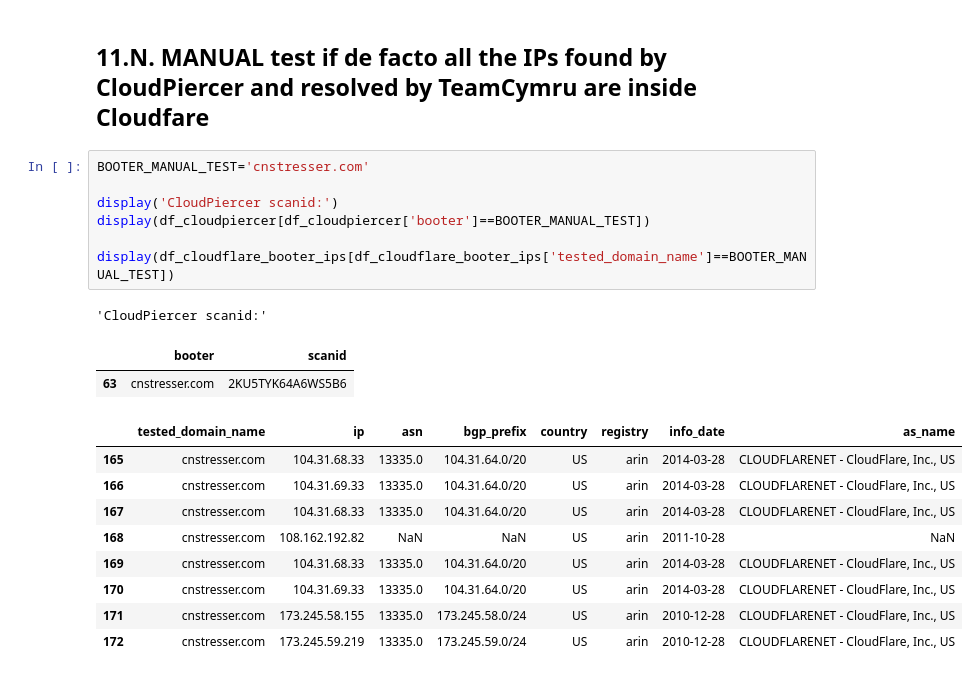
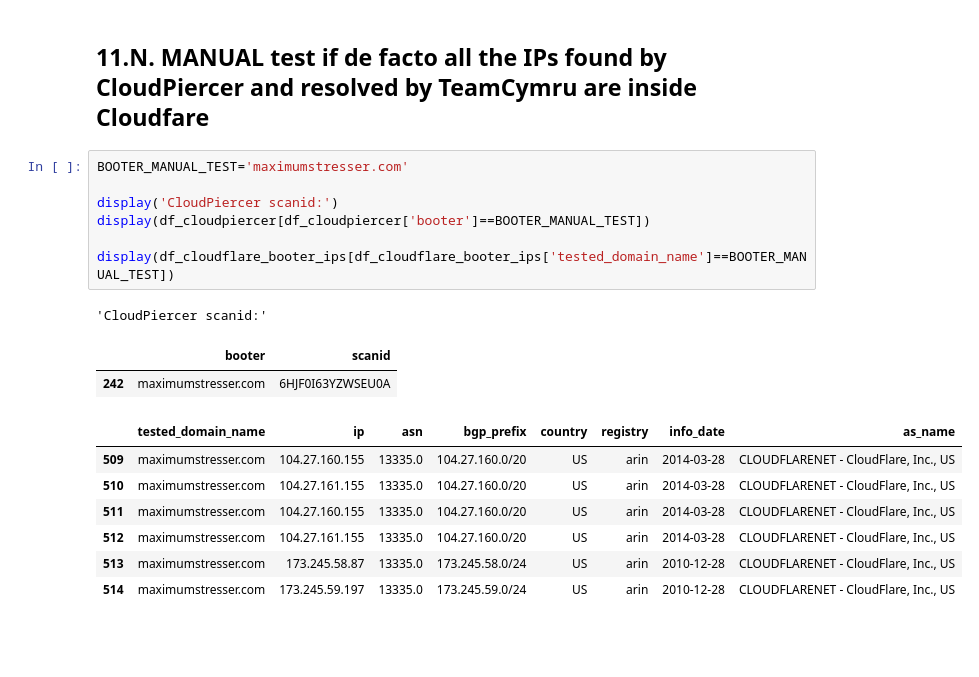
Before and after one commit to jjsantanna/booters_ecosystem_analysis, a Jupyter notebook: booters_ecosystem_analysis.ipynb, the cells around one changed output. Cells and saved outputs as stored; diff of their text form; blank space fills up the shorter version.

```diff
--- a/booters_ecosystem_analysis.ipynb
+++ b/booters_ecosystem_analysis.ipynb
@@ -1670,22 +1670,20 @@ len(missing_booter),missing_booter
 # %% [markdown]
 ## 11.N. MANUAL test if de facto all the IPs found by CloudPiercer and resolved by TeamCymru are inside Cloudfare
 # %%
-BOOTER_MANUAL_TEST='cnstresser.com'
+BOOTER_MANUAL_TEST='maximumstresser.com'
 
 display('CloudPiercer scanid:')
 display(df_cloudpiercer[df_cloudpiercer['booter']==BOOTER_MANUAL_TEST])
 
 display(df_cloudflare_booter_ips[df_cloudflare_booter_ips['tested_domain_name']==BOOTER_MANUAL_TEST])
 # %% [output]
 'CloudPiercer scanid:'
 |  | booter | scanid |
-| 63 | cnstresser.com | 2KU5TYK64A6WS5B6 |
+| 242 | maximumstresser.com | 6HJF0I63YZWSEU0A |
 |  | tested_domain_name | ip | asn | bgp_prefix | country | registry | info_date | as_name |
-| 165 | cnstresser.com | 104.31.68.33 | 13335.0 | 104.31.64.0/20 | US | arin | 2014-03-28 | CLOUDFLARENET - CloudFlare, Inc., US |
-| 166 | cnstresser.com | 104.31.69.33 | 13335.0 | 104.31.64.0/20 | US | arin | 2014-03-28 | CLOUDFLARENET - CloudFlare, Inc., US |
-| 167 | cnstresser.com | 104.31.68.33 | 13335.0 | 104.31.64.0/20 | US | arin | 2014-03-28 | CLOUDFLARENET - CloudFlare, Inc., US |
-| 168 | cnstresser.com | 108.162.192.82 | NaN | NaN | US | arin | 2011-10-28 | NaN |
-| 169 | cnstresser.com | 104.31.68.33 | 13335.0 | 104.31.64.0/20 | US | arin | 2014-03-28 | CLOUDFLARENET - CloudFlare, Inc., US |
-| 170 | cnstresser.com | 104.31.69.33 | 13335.0 | 104.31.64.0/20 | US | arin | 2014-03-28 | CLOUDFLARENET - CloudFlare, Inc., US |
-| 171 | cnstresser.com | 173.245.58.155 | 13335.0 | 173.245.58.0/24 | US | arin | 2010-12-28 | CLOUDFLARENET - CloudFlare, Inc., US |
-| 172 | cnstresser.com | 173.245.59.219 | 13335.0 | 173.245.59.0/24 | US | arin | 2010-12-28 | CLOUDFLARENET - CloudFlare, Inc., US |
+| 509 | maximumstresser.com | 104.27.160.155 | 13335.0 | 104.27.160.0/20 | US | arin | 2014-03-28 | CLOUDFLARENET - CloudFlare, Inc., US |
+| 510 | maximumstresser.com | 104.27.161.155 | 13335.0 | 104.27.160.0/20 | US | arin | 2014-03-28 | CLOUDFLARENET - CloudFlare, Inc., US |
+| 511 | maximumstresser.com | 104.27.160.155 | 13335.0 | 104.27.160.0/20 | US | arin | 2014-03-28 | CLOUDFLARENET - CloudFlare, Inc., US |
+| 512 | maximumstresser.com | 104.27.161.155 | 13335.0 | 104.27.160.0/20 | US | arin | 2014-03-28 | CLOUDFLARENET - CloudFlare, Inc., US |
+| 513 | maximumstresser.com | 173.245.58.87 | 13335.0 | 173.245.58.0/24 | US | arin | 2010-12-28 | CLOUDFLARENET - CloudFlare, Inc., US |
+| 514 | maximumstresser.com | 173.245.59.197 | 13335.0 | 173.245.59.0/24 | US | arin | 2010-12-28 | CLOUDFLARENET - CloudFlare, Inc., US |
```
